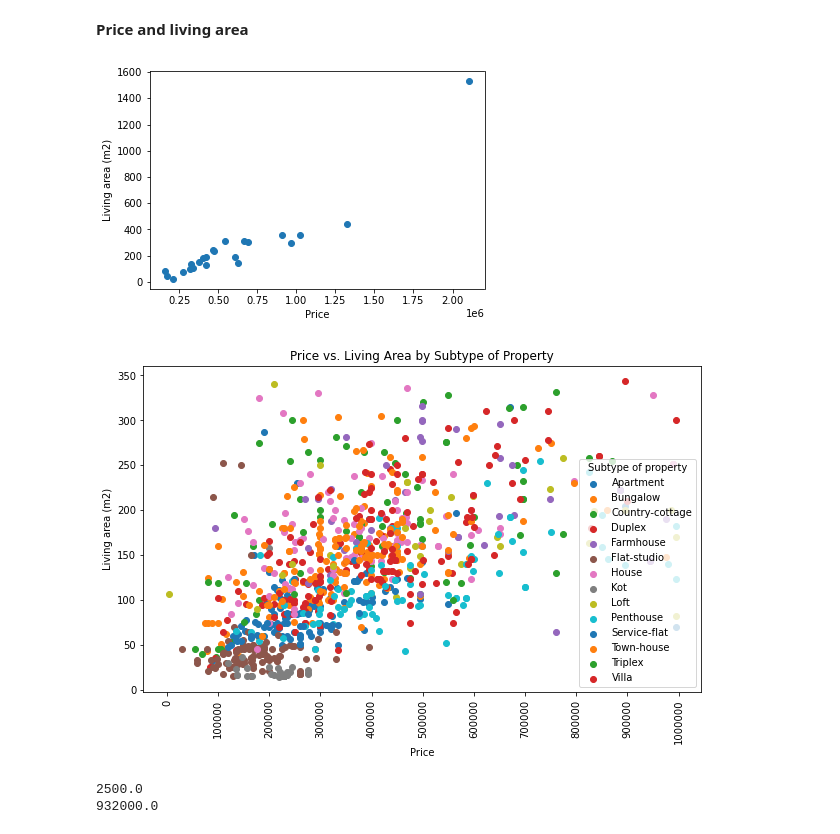
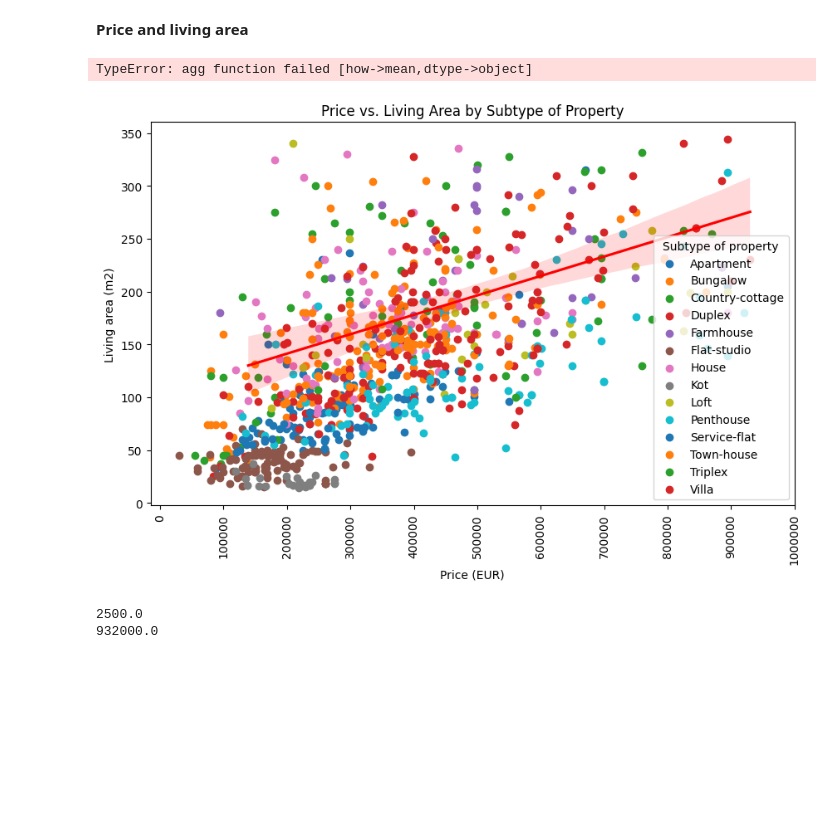
Before and after one commit to jduffy93/immo-eliza-the_chaincoders, a Jupyter notebook: analysis/seaborn_playground.ipynb, the cells around one changed output. Drawn from its saved outputs; the diff is of its cells as text; code cells hidden in the pictures; blank space fills up the shorter version.

```diff
--- a/analysis/seaborn_playground.ipynb
+++ b/analysis/seaborn_playground.ipynb
@@ -22,7 +22,6 @@ Here we are:
 * displaying the first 5 columns of the dataframe
 # %%
 immo = immo.replace(np.nan, None)
-
 
 # Replace 'Not specified' with None as in this case it serves no purpose. If a consumption is not provided it might as well be absent
 immo['Primary energy consumption'] = immo['Primary energy consumption'].replace('Not specified', None)
@@ -56,7 +55,9 @@ immo['Building price excluding VAT'] = immo['Building price excluding VAT'].str.
 immo['Total price including taxes*'] = immo['Total price including taxes*'].str.replace(r'€','')
 immo['Total price including taxes*'] = immo['Total price including taxes*'].str.replace(r',','')
 immo['Street frontage width'] = immo['Street frontage width'].str.replace(r' m','')
-
+immo['Locality'] = immo['Locality'].str.replace(r'[^a-zA-Z\s-]', '', regex=True)
+immo['Locality'] = immo['Locality'].str.replace('%', ' ')
+immo['Locality'] = immo['Locality'].str.strip()
 # Remove 'Unnamed: 0' column as that seems to just be a key column generated from 'raw' data
 immo.drop(columns='Unnamed: 0', inplace=True)
 
@@ -362,43 +373,43 @@ ax.set_xlabel("Price")
 ax.set_ylabel("Living area (m2)")
 plt.show()
 # %% [output]
-[figure, removed]
+TypeError: agg function failed [how->mean,dtype->object]
 # %%
-#Price is still not a float so I convert it here
-#immo["Price"] = immo["Price"].astype(float)
 
 # subtypes that I want to include
 subtypes_to_include = ['House', 'Apartment', 'Villa', 'Kot', 'Bungalow', 'Country-cottage',
                        'Duplex', 'Farmhouse', 'Flat-studio', 'Loft', 'Penthouse', 'Service-flat', 'Town-house', 'Triplex']
 
 filtered_immo = immo[immo['Subtype_of_property'].isin(subtypes_to_include)]
 
 # Group by subtype of property and take a sample of the first 100 rows for each group
 sample_immo = filtered_immo.groupby("Subtype_of_property").head(100)
 
 # Filter the sample to include only living areas less than 350
 sample_immo_subset = sample_immo[sample_immo["Living area"] < 350]
 
 #Filter prices above 1000000
-sample_immo_subset = sample_immo_subset[sample_immo_subset["Price"] < 1000000]
+sample_immo_subset = sample_immo_subset[sample_immo_subset["Price"] < upper_whisker]
 
 fig, ax = plt.subplots(figsize=(10, 6))
 
 # Iterate over each unique subtype of property
 for subtype, data in sample_immo_subset.groupby("Subtype_of_property"):
     # Scatter plot for the current subtype
     ax.scatter(data["Price"], data["Living area"], label=subtype)
 
+sns.regplot(x=data["Price"], y=data["Living area"], ax=ax, scatter=False, color='red')
+
 x_labels = np.arange(0,1000001,100000)
-ax.set_xlabel("Price")
+ax.set_xlabel("Price (EUR)")
 ax.set_ylabel("Living area (m2)")
 ax.legend(title="Subtype of property")
 ax.set_xticks(x_labels)
 ax.set_xticklabels(x_labels, rotation=90)
 plt.title("Price vs. Living Area by Subtype of Property")
 plt.show()
 # %% [output]
-[figure, old version]
+[figure, new version]
 # %%
 print(immo.Price.min())
 print(immo.Price.max())
```
Also changed, not shown: parts of 12 cells of this notebook, 15 other files.
